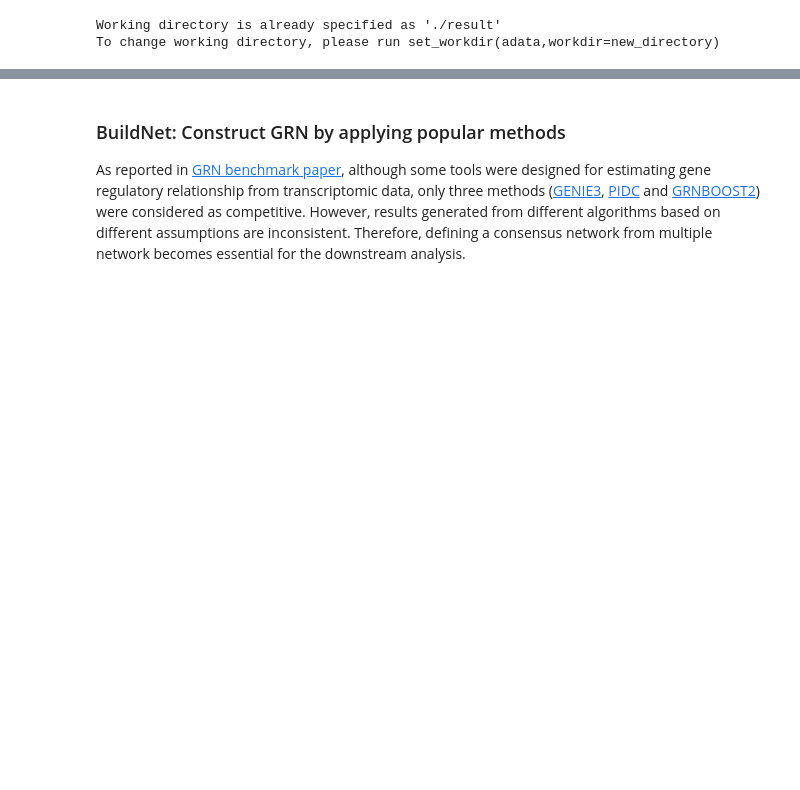
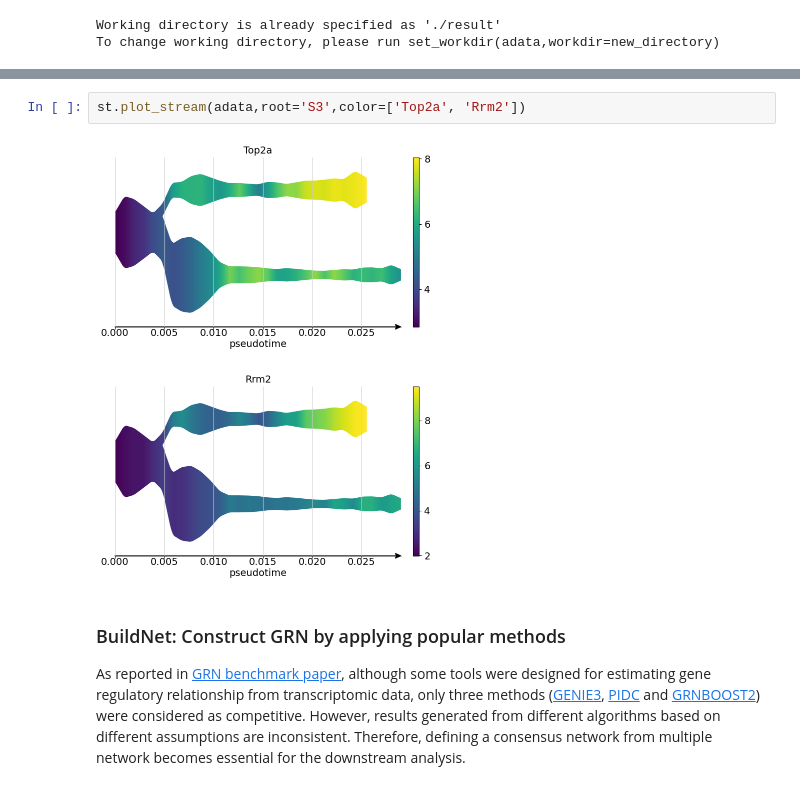
Before and after one commit to MingBit/PySCNet, a Jupyter notebook: tutorial/pyscnet_stream.ipynb, the cells around one changed output, grey strips where cells are left out. Cells and saved outputs as stored; diff of their text form; blank space fills up the shorter version.

```diff
--- a/tutorial/pyscnet_stream.ipynb
+++ b/tutorial/pyscnet_stream.ipynb
@@ -59,3 +100,8 @@ stream_gne = gnetdata.load_from_scanpy(adata)
+# %%
+st.plot_stream(adata,root='S3',color=['Top2a', 'Rrm2'])
+# %% [output]
+[figure, added]
+[figure, added]
 # %% [markdown]
 ### BuildNet: Construct GRN by applying popular methods
 As reported in [GRN benchmark paper](https://pubmed.ncbi.nlm.nih.gov/31907445/), although some tools were designed for estimating gene regulatory relationship from transcriptomic data, only three methods ([GENIE3](https://journals.plos.org/plosone/article?id=10.1371/journal.pone.0012776), [PIDC](https://www.ncbi.nlm.nih.gov/pmc/articles/PMC5624513/) and [GRNBOOST2](https://academic.oup.com/bioinformatics/article-abstract/35/12/2159/5184284?redirectedFrom=fulltext)) were considered as competitive. However, results generated from different algorithms based on different assumptions are inconsistent. Therefore, defining a consensus network from multiple network becomes essential for the downstream analysis.
```
Also changed, not shown: parts of 26 cells of this notebook, 7 other files.
